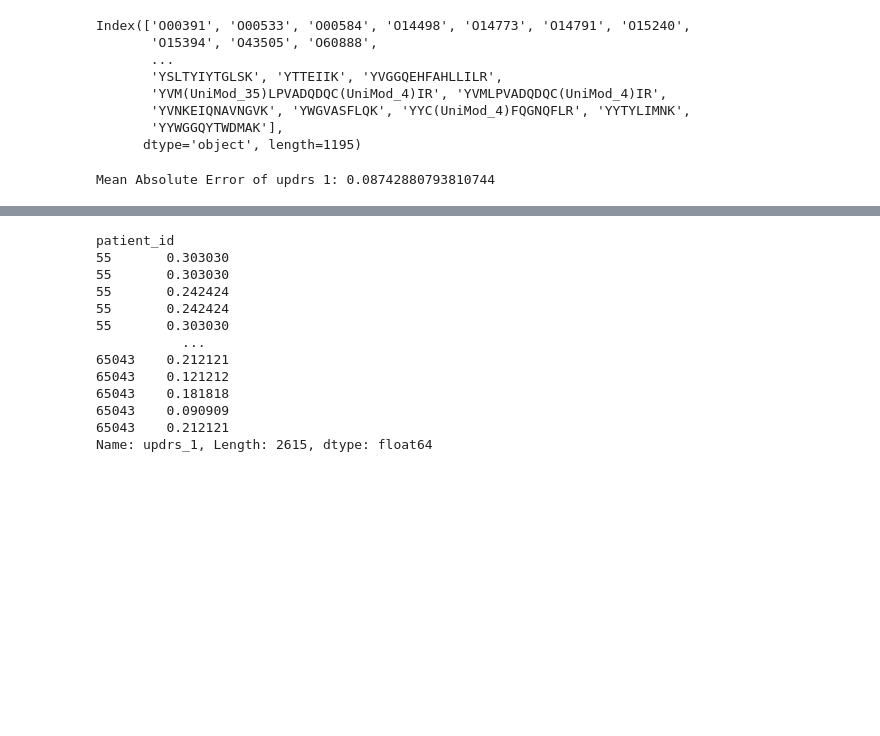
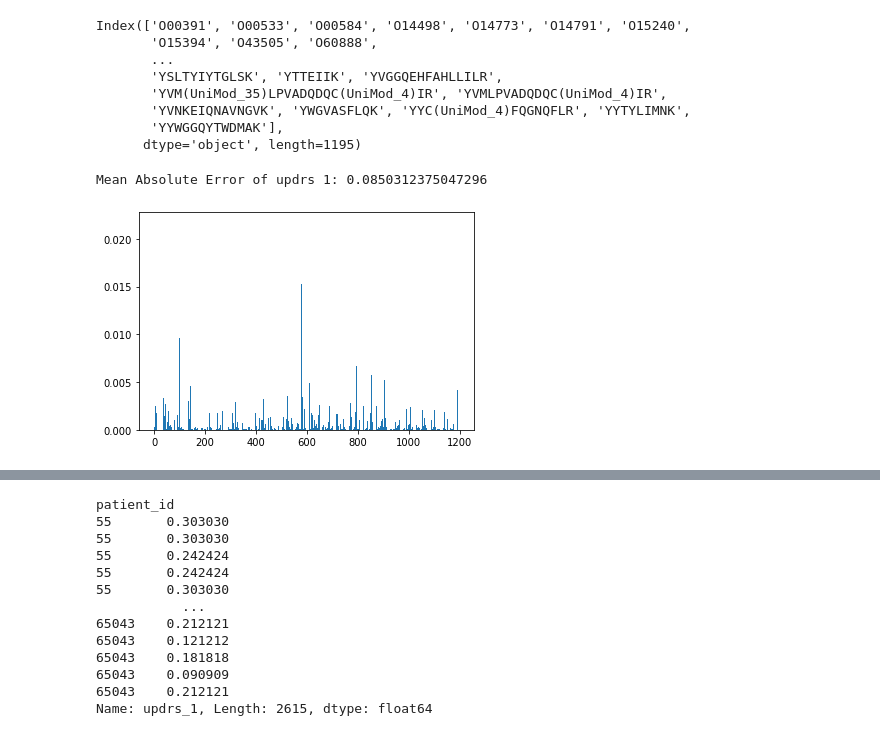
Before and after one commit to carloscastmar/Parkinson-s-Disease-Progression-Prediction, a Jupyter notebook: eda.ipynb, the cells around one changed output, grey strips where cells are left out. Drawn from its saved outputs; the diff is of its cells as text; code cells hidden in the pictures; blank space fills up the shorter version.

```diff
--- a/eda.ipynb
+++ b/eda.ipynb
@@ -275,25 +278,30 @@ Index(['O00391', 'O00533', 'O00584', 'O14498', 'O14773', 'O14791', 'O15240',
 # %%
 # Now we will use a regression model to predict the updrs based on protein levels
 from sklearn.ensemble import RandomForestRegressor
 from sklearn.model_selection import train_test_split
 
 X_train, X_test, y_train, y_test = train_test_split(train[train.columns[6:]], train.updrs_1, test_size=0.2, random_state=42)
 
 # Create a Random Forest Regressor object with default parameters
 rf1 = RandomForestRegressor()
 
 # Fit the model to the training data
 rf1.fit(X_train, y_train)
 
 # Make predictions on the test data
 y_pred = rf1.predict(X_test)
 
 # Evaluate the model using Mean Absolute Error (MAE)
 from sklearn.metrics import mean_absolute_error
 mae = mean_absolute_error(y_test, y_pred)
 print('Mean Absolute Error of updrs 1:', mae)
+
+# plot feature importance graph
+plt.bar(range(len(rf1.feature_importances_)), rf1.feature_importances_)
+plt.show()
 # %% [output]
-Mean Absolute Error of updrs 1: 0.08742880793810744
+Mean Absolute Error of updrs 1: 0.0850312375047296
+[figure, added]
 # %%
 X_train, X_test, y_train, y_test = train_test_split(train[train.columns[6:]], train.updrs_2, test_size=0.2, random_state=42)
 
```
Also changed, not shown: parts of 4 cells of this notebook, 2 other files.
